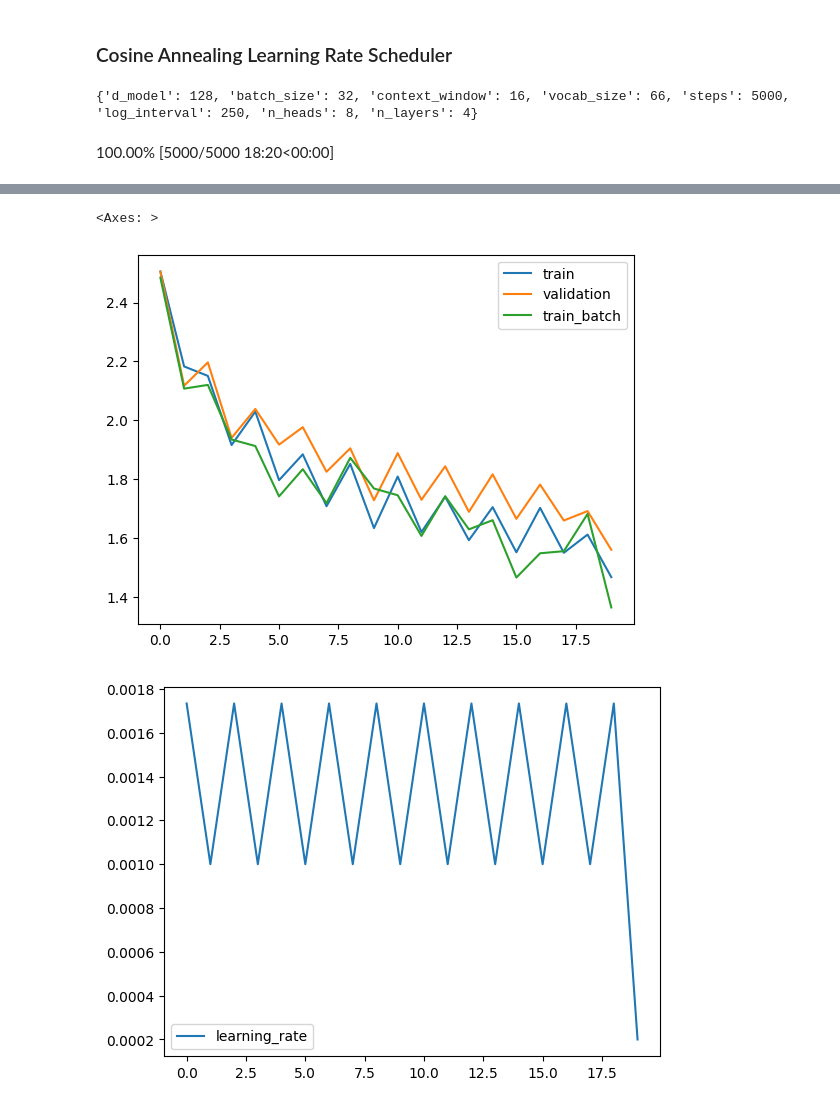
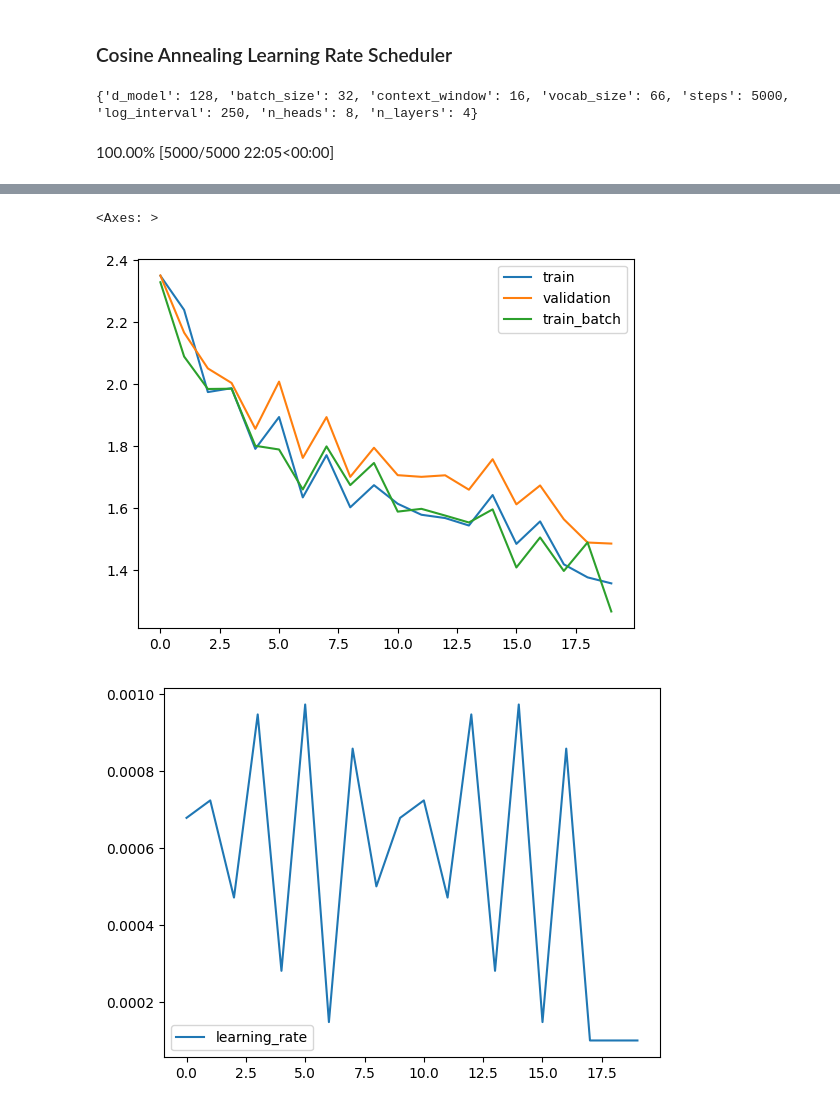
Before and after one commit to hhhezhang/llama-from-scratch-with-flax, a Jupyter notebook: llama_flax.ipynb, the cells around one changed output, grey strips where cells are left out. Saved outputs shown, nothing was run; the diff lists cells and outputs as text; code cells hidden in the pictures.

```diff
--- a/llama_flax.ipynb
+++ b/llama_flax.ipynb
@@ -894,16 +893,16 @@ show_zero_weights(llama_state3.params)[:10]
 # %%
 total_steps = 5000
 num_cycles = 10
-decay_steps = total_steps // num_cycles
-warmup_steps = decay_steps // 3
+decay_steps = (total_steps - 500) // num_cycles
+warmup_steps = decay_steps // 4
 
 cosine_kwargs = [
     {
-        "init_value": 1e-3,
-        "peak_value": 2e-3,
+        "init_value": 5e-4,
+        "peak_value": 1e-3,
         "warmup_steps": warmup_steps,
         "decay_steps": decay_steps,
-        "end_value": 2e-4
+        "end_value": 1e-4
     } for _ in range(num_cycles)]
 
 cos_anneal_lr_fn = optax.sgdr_schedule(cosine_kwargs)
@@ -930,4 +929,4 @@ pd.DataFrame(losses).plot()
 pd.DataFrame(lrs).plot()
 # %% [output]
 {'d_model': 128, 'batch_size': 32, 'context_window': 16, 'vocab_size': 66, 'steps': 5000, 'log_interval': 250, 'n_heads': 8, 'n_layers': 4}
-100.00% [5000/5000 18:20<00:00]
+100.00% [5000/5000 22:05<00:00]
@@ -935,3 +934,3 @@ validation loss:  1.559789
 <Axes: >
-[figure, old version]
+[figure, new version]
-[figure, old version]
+[figure, new version]
```
Also changed, not shown: parts of 4 cells of this notebook.
